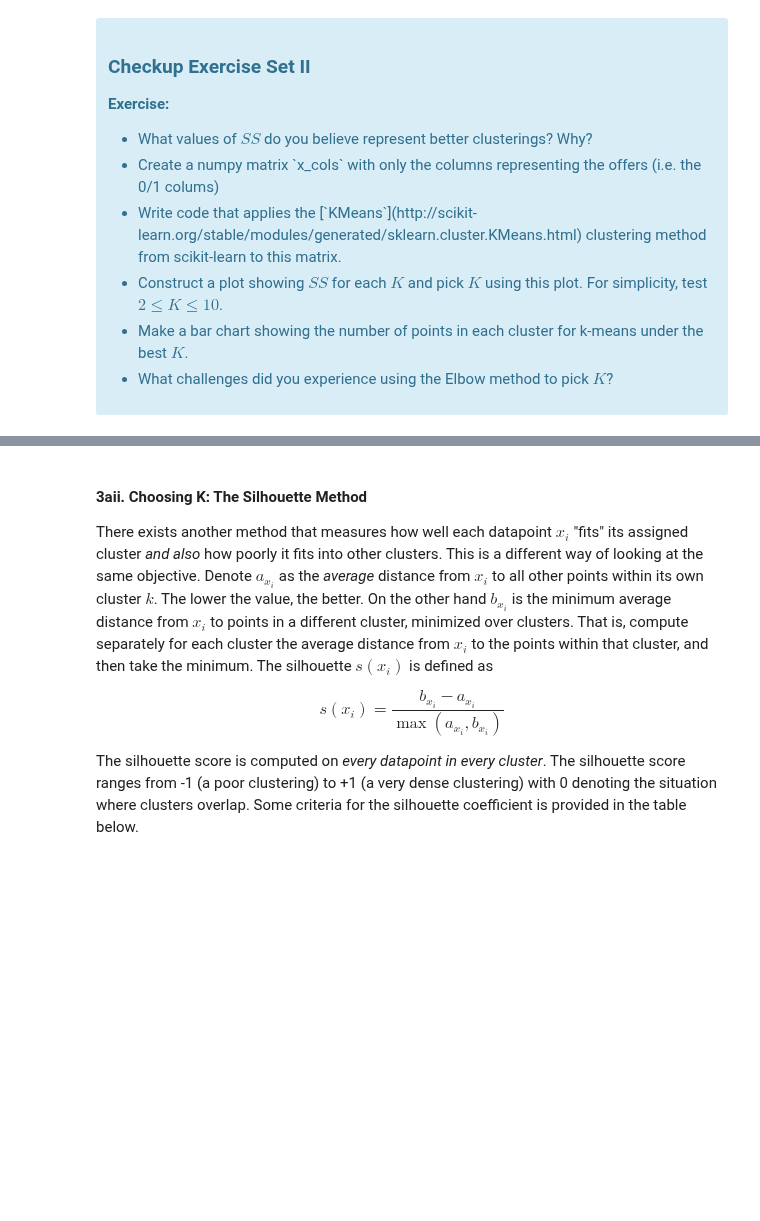
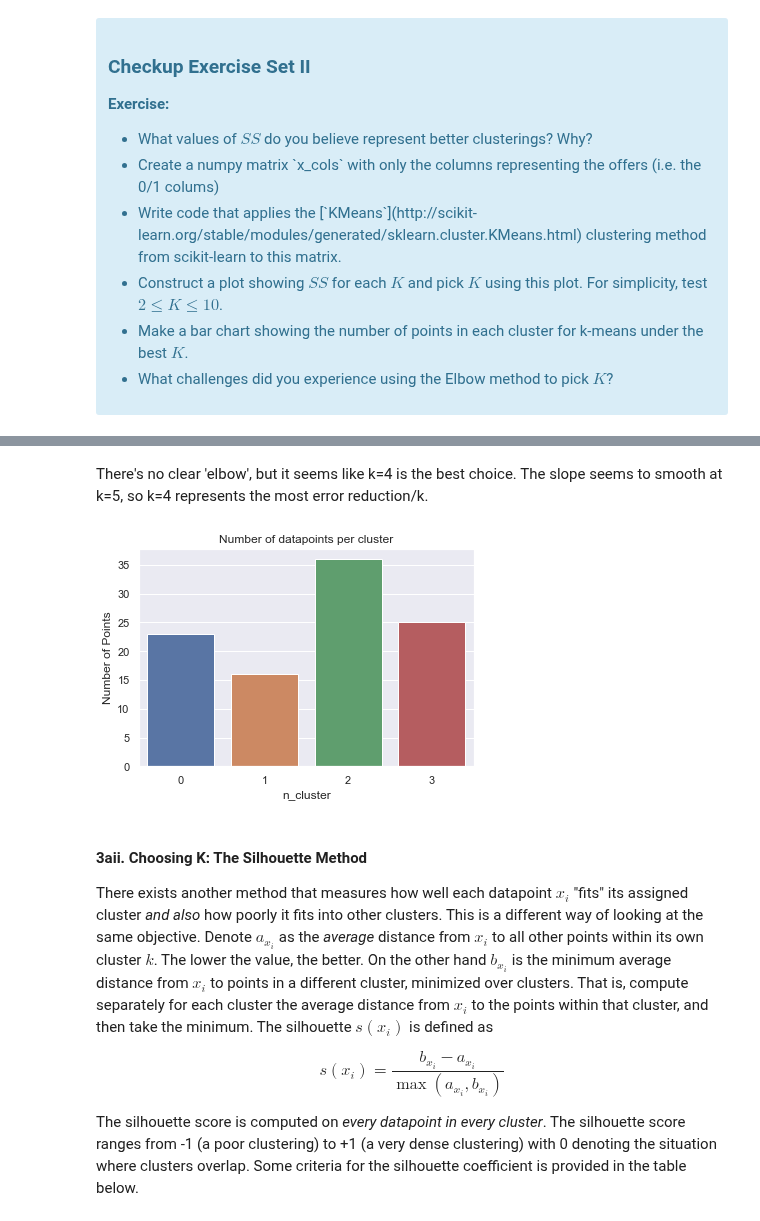
Before and after one commit to Dylan-C-Neal/Springboard-Data-Science-Career-Track, a Jupyter notebook: Clustering Case Study/Clustering Case Study - Customer Segmentation with K-Means - Tier 3 (1).ipynb, the cells around one changed output, grey strips where cells are left out. Saved outputs shown, nothing was run; the diff lists cells and outputs as text; code cells hidden in the pictures; blank space fills up the shorter version.

```diff
--- a/Clustering Case Study/Clustering Case Study - Customer Segmentation with K-Means - Tier 3 (1).ipynb
+++ b/Clustering Case Study/Clustering Case Study - Customer Segmentation with K-Means - Tier 3 (1).ipynb
@@ -153,3 +179,26 @@ where $x_i$ is a point, $C_k$ represents cluster $k$ and $\mu_k$ is the centroid
+# %% [markdown]
+There's no clear 'elbow', but it seems like k=4 is the best choice. The slope seems to smooth at k=5, so k=4 represents the most error reduction/k.
+# %%
+# transform x_cols using k=4
+kmeans = KMeans(n_clusters=4, random_state=42).fit(x_cols)
+
+# create empty list
+datapoints = []
+
+# run for loop to calculate number of points per cluster
+for k in range(4):
+    datapoints.append([k, sum(kmeans.labels_==k)])
+
+# convert to pandas dataframe
+dpoints = pd.DataFrame(datapoints, columns=['n_cluster', 'Number of Points'])
+
+# create barplot
+_ = sns.barplot(x='n_cluster', y='Number of Points', data=dpoints)
+_ = plt.title('Number of data points per cluster')
+_ = plt.show()
+_ = plt.close()
+# %% [output]
+[figure, added]
 # %% [markdown]
 #### 3aii. Choosing K: The Silhouette Method
 
```
Also changed, not shown: parts of 8 cells of this notebook.
